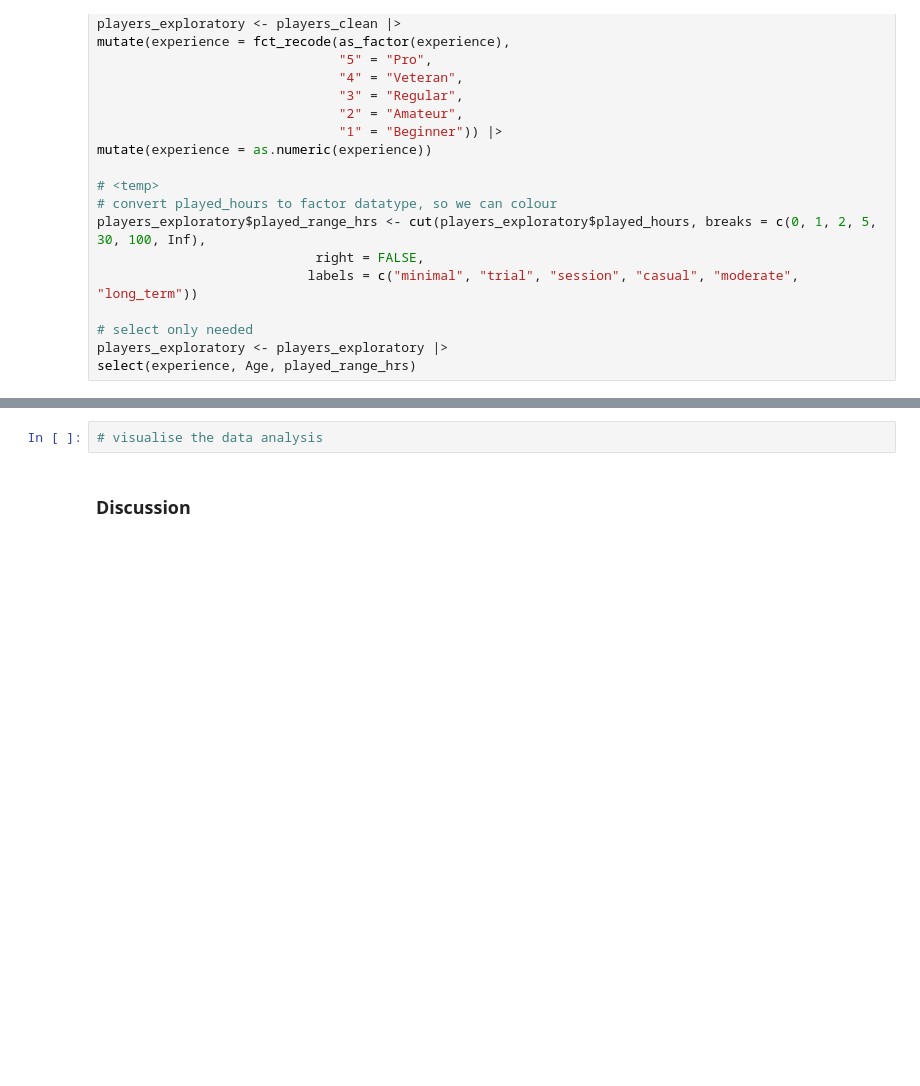
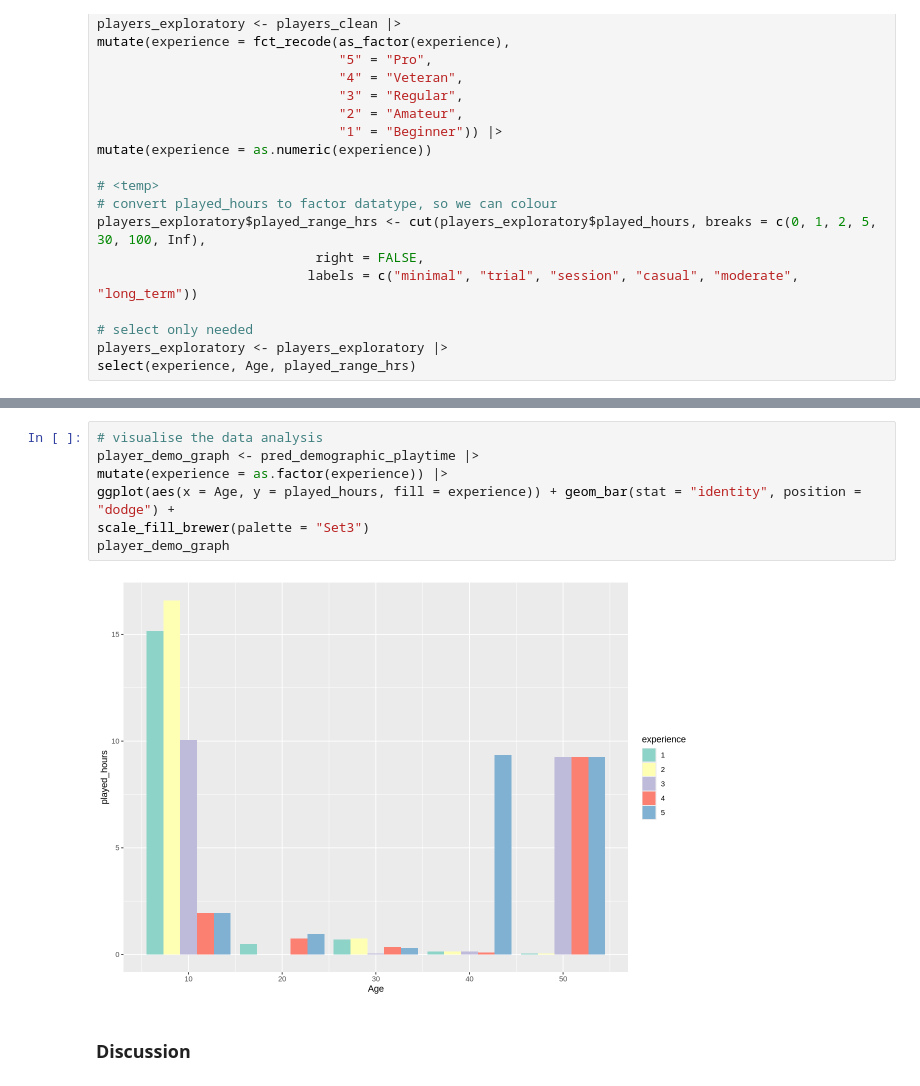
Before and after one commit to Jaye136/DSCI-100-project, a Jupyter notebook: project_version0.ipynb, the cells around one changed output, grey strips where cells are left out. Drawn from its saved outputs; the diff is of its cells as text; blank space fills up the shorter version.

```diff
--- a/project_version0.ipynb
+++ b/project_version0.ipynb
@@ -153,5 +231,12 @@ A tibble: 25 × 2
 # %%
 # visualise the data analysis
+player_demo_graph <- pred_demographic_playtime |>
+mutate(experience = as.factor(experience)) |>
+ggplot(aes(x = Age, y = played_hours, fill = experience)) + geom_bar(stat = "identity", position = "dodge") +
+scale_fill_brewer(palette = "Set3")
+player_demo_graph
+# %% [output]
+[figure, added]
 # %% [markdown]
 ### **Discussion**
 # %% [markdown]
```
Also changed, not shown: parts of 6 cells of this notebook.
